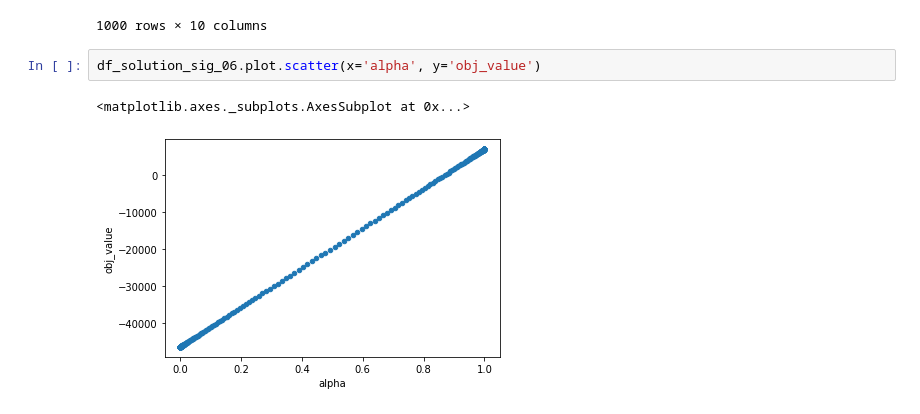
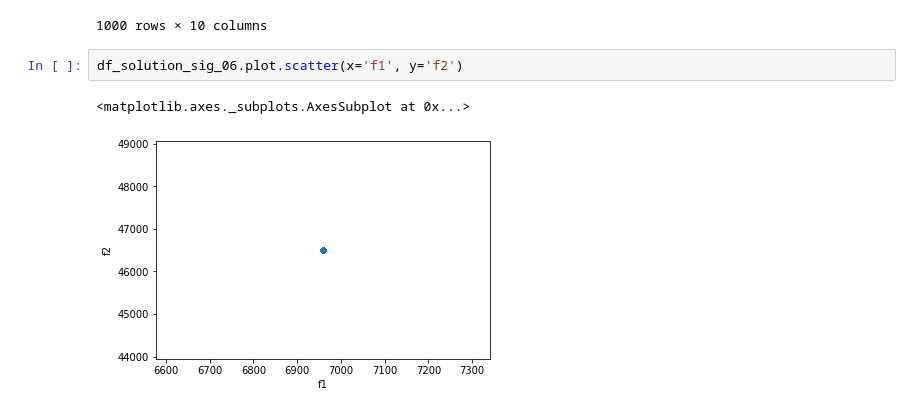
Before and after one commit to robertosgpontes/omse, a Jupyter notebook: main.ipynb, the cells around one changed output. Saved outputs shown, nothing was run; the diff lists cells and outputs as text.

```diff
--- a/main.ipynb
+++ b/main.ipynb
@@ -407,7 +441,7 @@ df_solution_sig_06
 | 999 | 999 | 1.000000e+00 | Optimal | 557.0 | 8610.0 | 1143.0 | 0.0 | 6958.91455 | 6958.91455 | 46503.9 |
 1000 rows × 10 columns
 # %%
-df_solution_sig_06.plot.scatter(x='alpha', y='obj_value')
+df_solution_sig_06.plot.scatter(x='f1', y='f2')
 # %% [output]
 <matplotlib.axes._subplots.AxesSubplot at 0x...>
-[figure, old version]
+[figure, new version]
```
Also changed, not shown: parts of 11 cells of this notebook.
